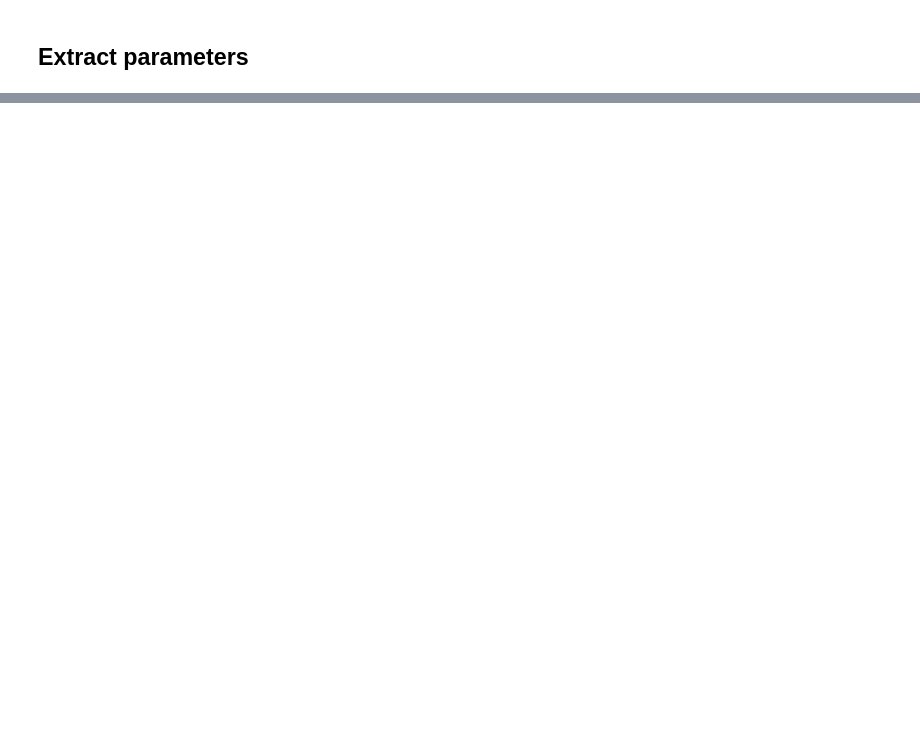
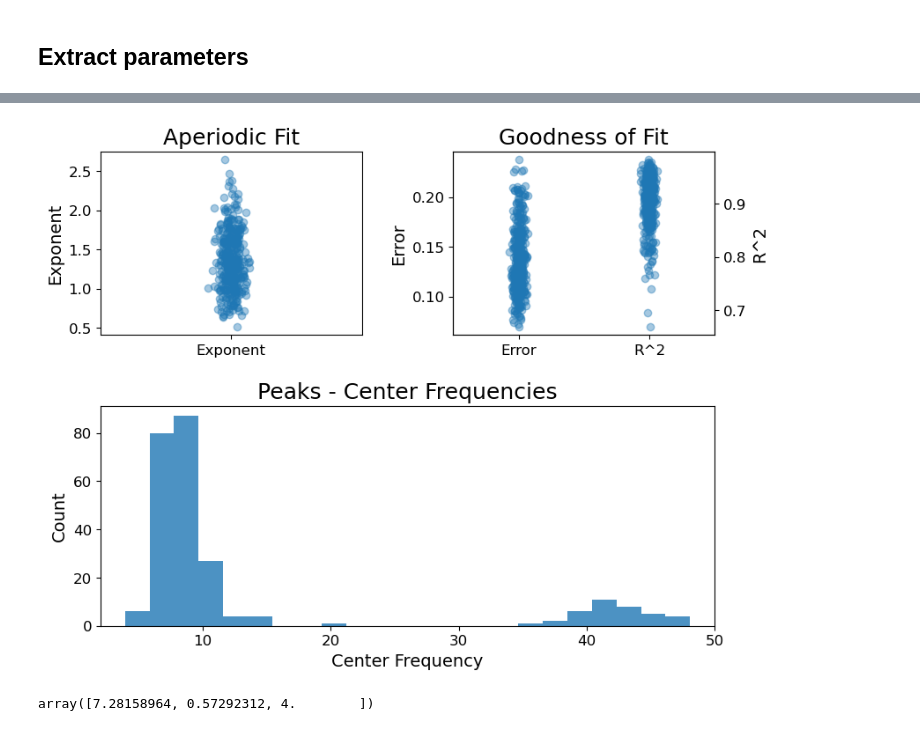
Before and after one commit to moritz-gerster/Hackathon2023, a Jupyter notebook: notebooks/fooof_fitting.ipynb, the cells around one changed output, grey strips where cells are left out. Cells and saved outputs as stored; diff of their text form; code cells hidden in the pictures; blank space fills up the shorter version.

```diff
--- a/notebooks/fooof_fitting.ipynb
+++ b/notebooks/fooof_fitting.ipynb
@@ -163,0 +204,8 @@ peaks.shape
+# %%
+fg.plot()
+# %% [output]
+[figure, added]
+# %%
+get_band_peak(fm, [4, 8], select_highest=True)
+# %% [output]
+array([7.28158964, 0.57292312, 4.        ])
```
Also changed, not shown: parts of 11 cells of this notebook, 2 other files.
